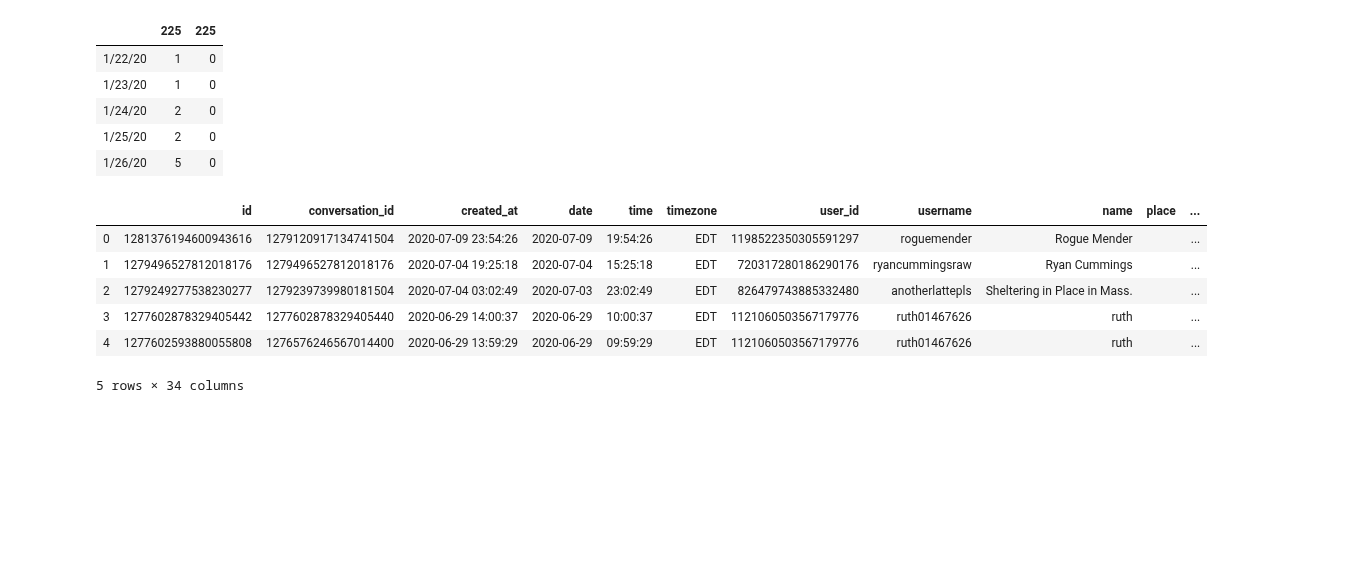
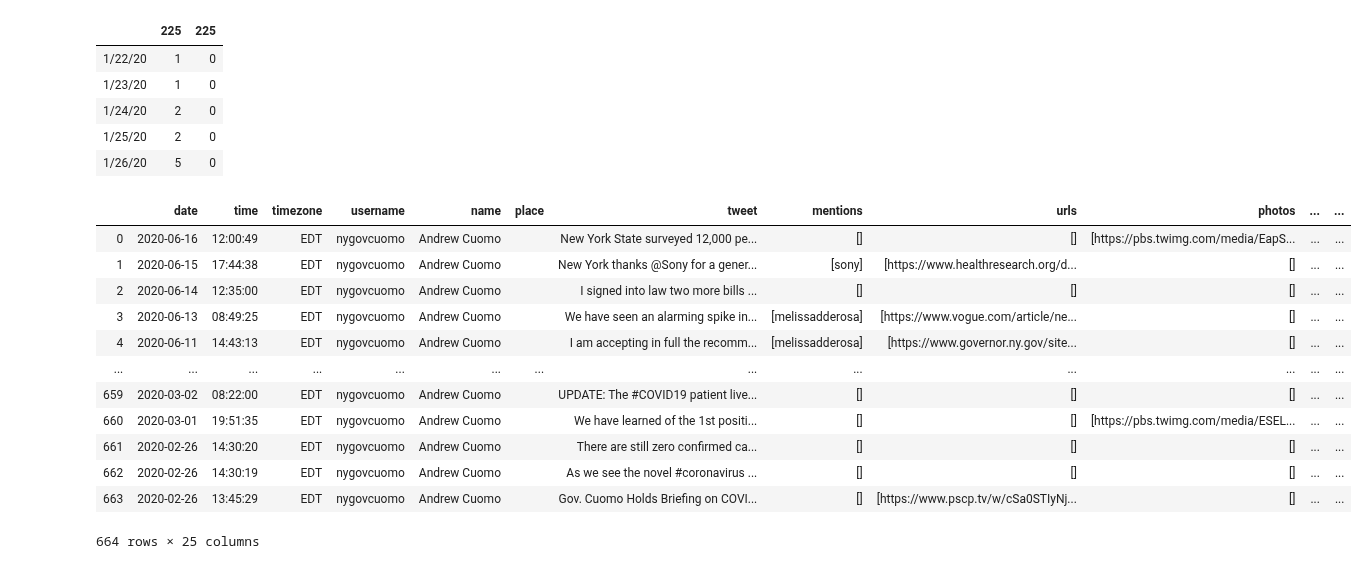
Before and after one commit to jdsmithwes/Capstone-Project, a Jupyter notebook: Covid_notebook.ipynb, the cells around one changed output. Cells and saved outputs as stored; diff of their text form; code cells hidden in the pictures; blank space fills up the shorter version.

```diff
--- a/Covid_notebook.ipynb
+++ b/Covid_notebook.ipynb
@@ -72,13 +72,19 @@ covid_data.head()
 | 1/24/20 | 2 | 0 |
 | 1/25/20 | 2 | 0 |
 | 1/26/20 | 5 | 0 |
-# %%
-All_Covid_tweets.head()
-# %% [output]
-|  | id | conversation_id | created_at | date | time | timezone | user_id | username | name | place | ... |
-| 0 | 1281376194600943616 | 1279120917134741504 | 2020-07-09 23:54:26 | 2020-07-09 | 19:54:26 | EDT | 1198522350305591297 | roguemender | Rogue Mender |  | ... |
-| 1 | 1279496527812018176 | 1279496527812018176 | 2020-07-04 19:25:18 | 2020-07-04 | 15:25:18 | EDT | 720317280186290176 | ryancummingsraw | Ryan Cummings |  | ... |
-| 2 | 1279249277538230277 | 1279239739980181504 | 2020-07-04 03:02:49 | 2020-07-03 | 23:02:49 | EDT | 826479743885332480 | anotherlattepls | Sheltering in Place in Mass. |  | ... |
-| 3 | 1277602878329405442 | 1277602878329405440 | 2020-06-29 14:00:37 | 2020-06-29 | 10:00:37 | EDT | 1121060503567179776 | ruth01467626 | ruth |  | ... |
-| 4 | 1277602593880055808 | 1276576246567014400 | 2020-06-29 13:59:29 | 2020-06-29 | 09:59:29 | EDT | 1121060503567179776 | ruth01467626 | ruth |  | ... |
-5 rows × 34 columns
+# %%
+Cuomo_Covid_tweets
+# %% [output]
+|  | date | time | timezone | username | name | place | tweet | mentions | urls | photos | ... | ... |
+| 0 | 2020-06-16 | 12:00:49 | EDT | nygovcuomo | Andrew Cuomo |  | New York State surveyed 12,000 pe... | [] | [] | [https://pbs.twimg.com/media/EapS... | ... | ... |
+| 1 | 2020-06-15 | 17:44:38 | EDT | nygovcuomo | Andrew Cuomo |  | New York thanks @Sony for a gener... | [sony] | [https://www.healthresearch.org/d... | [] | ... | ... |
+| 2 | 2020-06-14 | 12:35:00 | EDT | nygovcuomo | Andrew Cuomo |  | I signed into law two more bills ... | [] | [] | [] | ... | ... |
+| 3 | 2020-06-13 | 08:49:25 | EDT | nygovcuomo | Andrew Cuomo |  | We have seen an alarming spike in... | [melissadderosa] | [https://www.vogue.com/article/ne... | [] | ... | ... |
+| 4 | 2020-06-11 | 14:43:13 | EDT | nygovcuomo | Andrew Cuomo |  | I am accepting in full the recomm... | [melissadderosa] | [https://www.governor.ny.gov/site... | [] | ... | ... |
+| ... | ... | ... | ... | ... | ... | ... | ... | ... | ... | ... | ... | ... |
+| 659 | 2020-03-02 | 08:22:00 | EDT | nygovcuomo | Andrew Cuomo |  | UPDATE: The #COVID19 patient live... | [] | [] | [] | ... | ... |
+| 660 | 2020-03-01 | 19:51:35 | EDT | nygovcuomo | Andrew Cuomo |  | We have learned of the 1st positi... | [] | [] | [https://pbs.twimg.com/media/ESEL... | ... | ... |
+| 661 | 2020-02-26 | 14:30:20 | EDT | nygovcuomo | Andrew Cuomo |  | There are still zero confirmed ca... | [] | [] | [] | ... | ... |
+| 662 | 2020-02-26 | 14:30:19 | EDT | nygovcuomo | Andrew Cuomo |  | As we see the novel #coronavirus ... | [] | [] | [] | ... | ... |
+| 663 | 2020-02-26 | 13:45:29 | EDT | nygovcuomo | Andrew Cuomo |  | Gov. Cuomo Holds Briefing on COVI... | [] | [https://www.pscp.tv/w/cSa0STIyNj... | [] | ... | ... |
+664 rows × 25 columns
```
Also changed, not shown: parts of 1 cell of this notebook, 13 other files.
